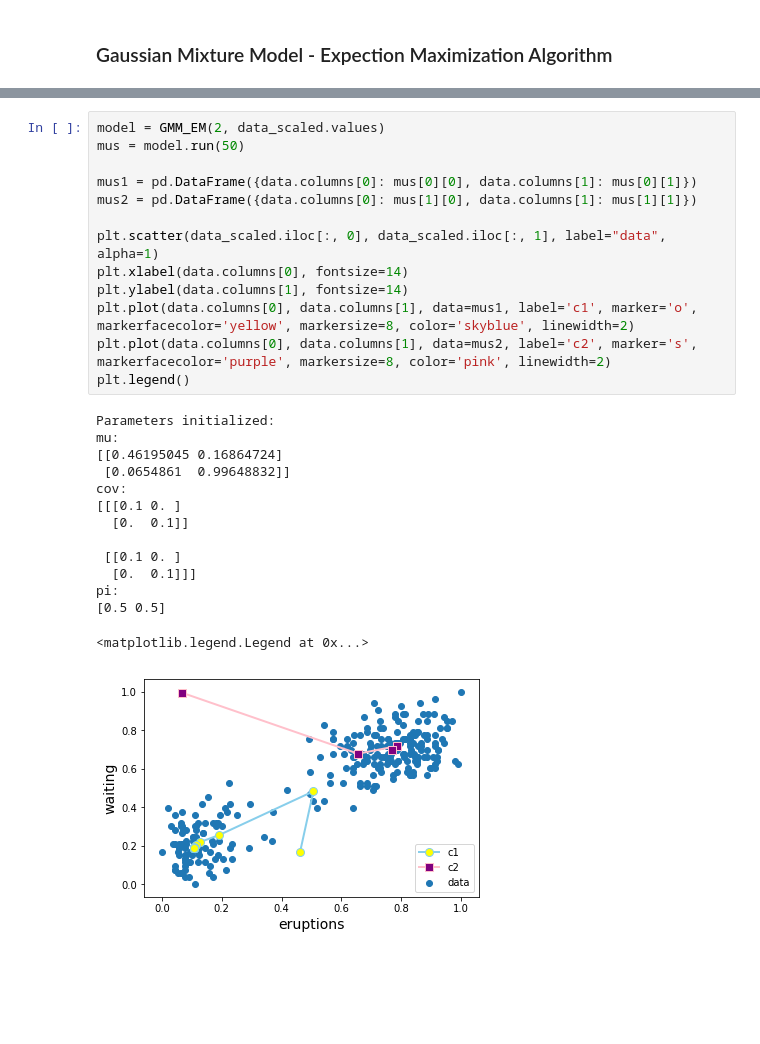
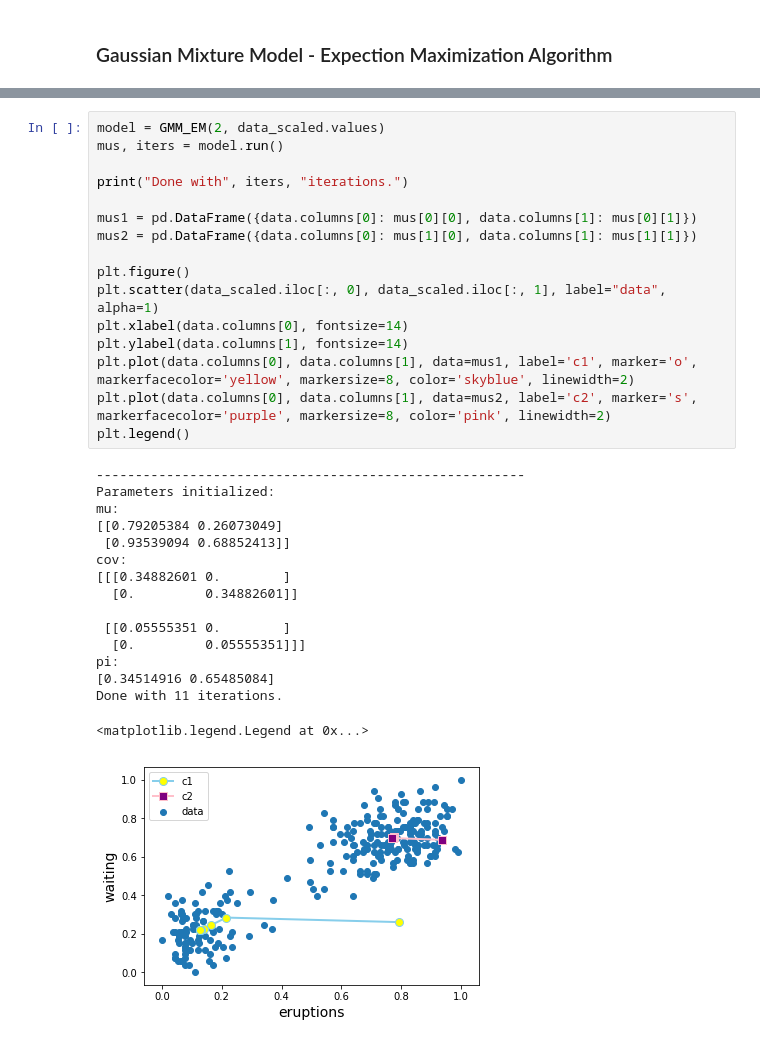
Before and after one commit to ctc316/old_faithful_geyser, a Jupyter notebook: main.ipynb, the cells around one changed output, grey strips where cells are left out. Cells and saved outputs as stored; diff of their text form; blank space fills up the shorter version.

Commit message:
GMM_EM model

```diff
--- a/main.ipynb
+++ b/main.ipynb
@@ -118,28 +157,33 @@ class GMM_EM:
 # %%
 model = GMM_EM(2, data_scaled.values)
-mus = model.run(50)
+mus, iters = model.run()
+
+print("Done with", iters, "iterations.")
 
 mus1 = pd.DataFrame({data.columns[0]: mus[0][0], data.columns[1]: mus[0][1]})
 mus2 = pd.DataFrame({data.columns[0]: mus[1][0], data.columns[1]: mus[1][1]})
 
+plt.figure()
 plt.scatter(data_scaled.iloc[:, 0], data_scaled.iloc[:, 1], label="data", alpha=1)
 plt.xlabel(data.columns[0], fontsize=14)
 plt.ylabel(data.columns[1], fontsize=14)
 plt.plot(data.columns[0], data.columns[1], data=mus1, label='c1', marker='o', markerfacecolor='yellow', markersize=8, color='skyblue', linewidth=2)
 plt.plot(data.columns[0], data.columns[1], data=mus2, label='c2', marker='s', markerfacecolor='purple', markersize=8, color='pink', linewidth=2)
 plt.legend()
 # %% [output]
+-------------------------------------------------------
 Parameters initialized:
 mu:
-[[0.46195045 0.16864724]
- [0.0654861  0.99648832]]
+[[0.79205384 0.26073049]
+ [0.93539094 0.68852413]]
 cov:
-[[[0.1 0. ]
-  [0.  0.1]]
+[[[0.34882601 0.        ]
+  [0.         0.34882601]]
 
- [[0.1 0. ]
-  [0.  0.1]]]
+ [[0.05555351 0.        ]
+  [0.         0.05555351]]]
 pi:
-[0.5 0.5]
+[0.34514916 0.65485084]
+Done with 11 iterations.
 <matplotlib.legend.Legend at 0x...>
-[figure, old version]
+[figure, new version]
```
Also changed, not shown: parts of 3 cells of this notebook.
